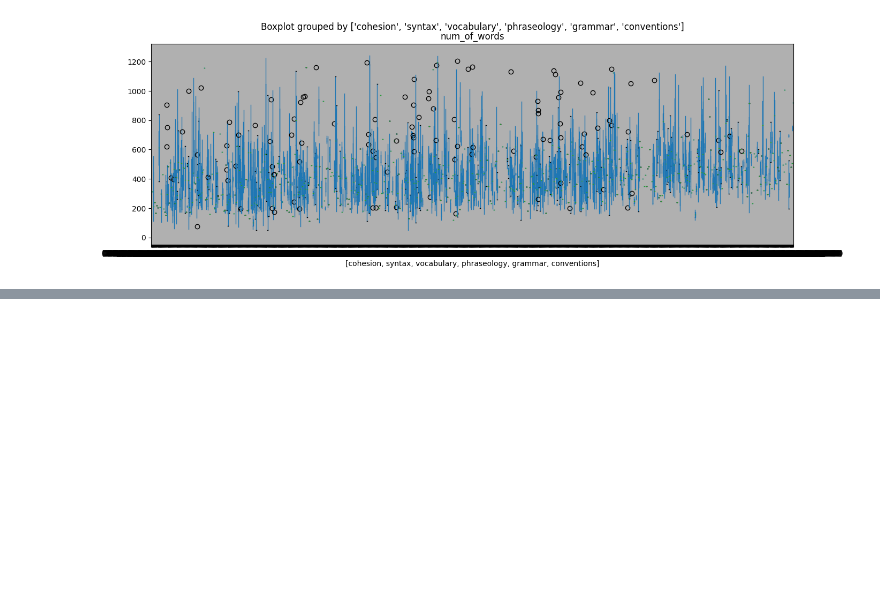
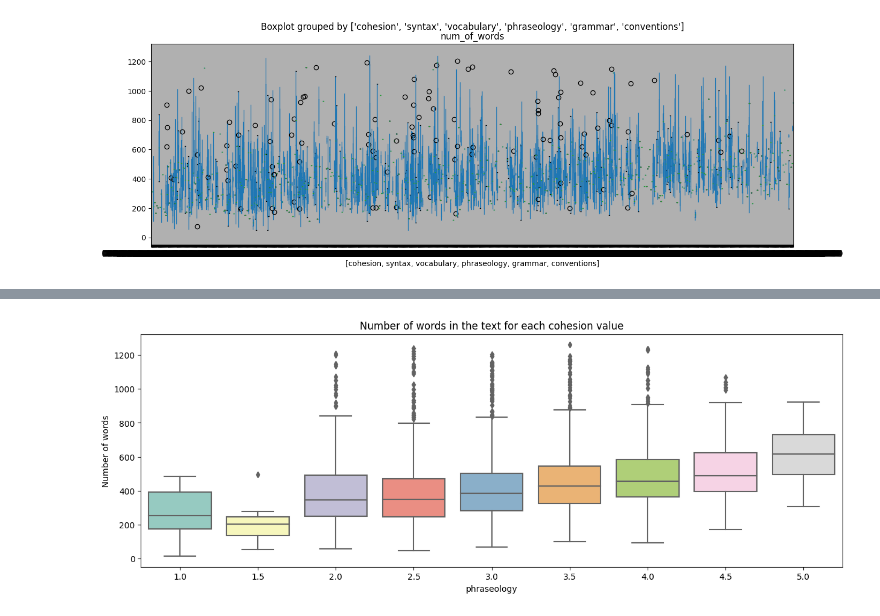
Before and after one commit to KubiakJakub01/Feedback-Prize-ELL, a Jupyter notebook: src/notebooks/research_features.ipynb, the cells around one changed output, grey strips where cells are left out. Drawn from its saved outputs; the diff is of its cells as text; code cells hidden in the pictures; blank space fills up the shorter version.

```diff
--- a/src/notebooks/research_features.ipynb
+++ b/src/notebooks/research_features.ipynb
@@ -44,0 +73,4 @@ train_df.boxplot(column=num_of_words, by=numberic_cols, figsize=(15, 5))
+# %%
+plot_feature_vs_num_of_words("phraseology", train_df)
+# %% [output]
+[figure, added]
```
Also changed, not shown: parts of 7 cells of this notebook.
